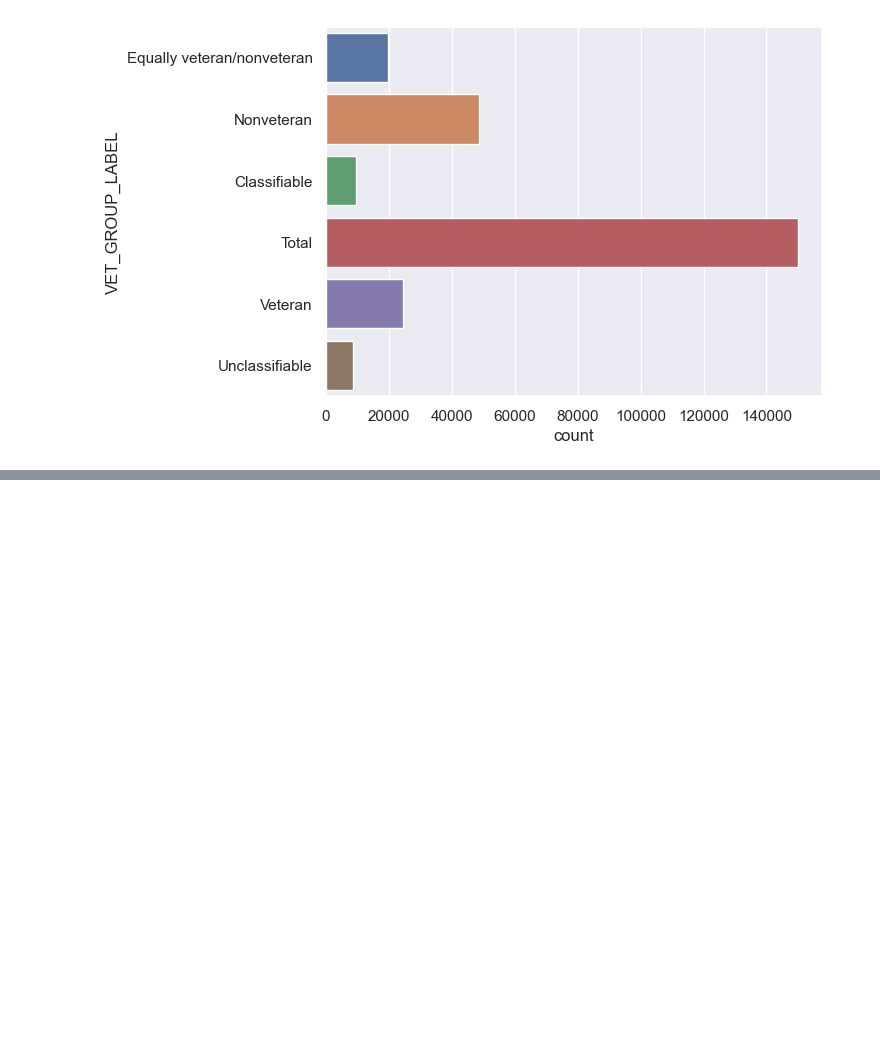
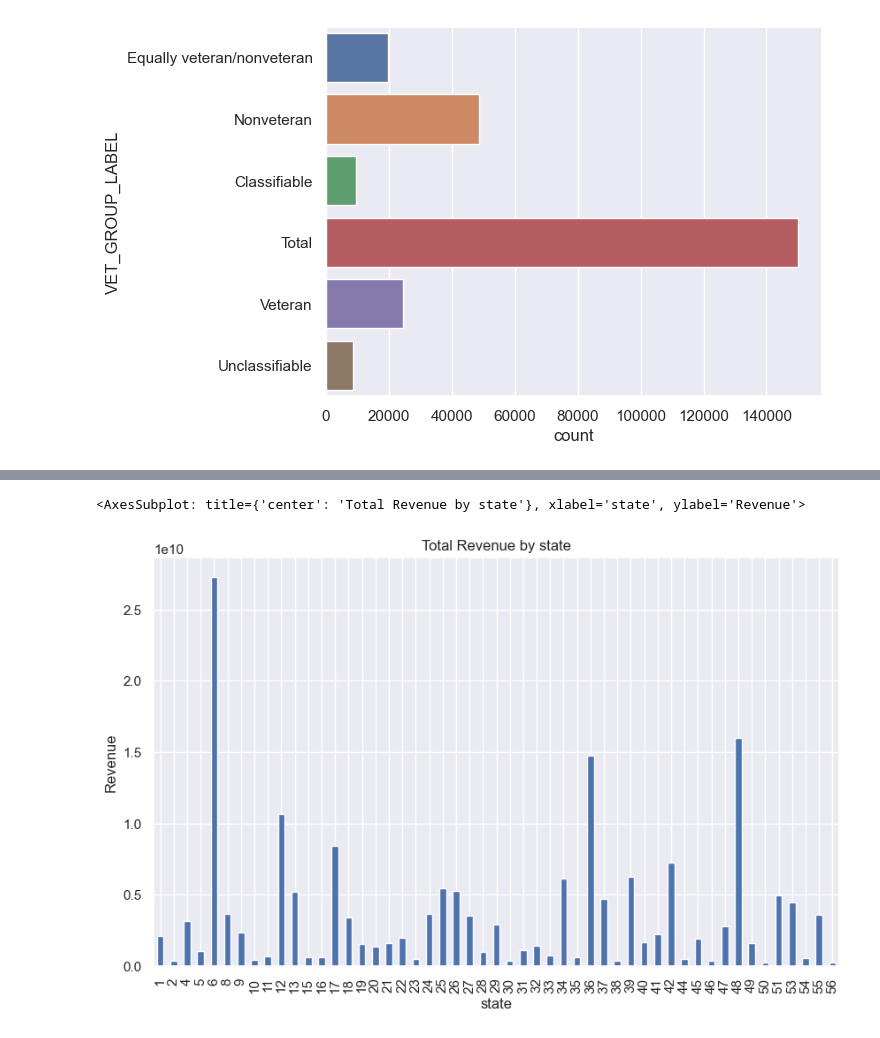
Before and after one commit to asadTariq666/Python_work, a Jupyter notebook: visualization isabellah/visualization.ipynb, the cells around one changed output, grey strips where cells are left out. Saved outputs shown, nothing was run; the diff lists cells and outputs as text; code cells hidden in the pictures; blank space fills up the shorter version.

```diff
--- a/visualization isabellah/visualization.ipynb
+++ b/visualization isabellah/visualization.ipynb
@@ -160,0 +167,8 @@ ax = sns.countplot(y="VET_GROUP_LABEL", data=companies_clean)
+# %%
+#Total Revenue by state
+df_groups = companies_clean.groupby(['state'])['PAYANN'].sum()
+df_groups.plot(kind='bar', title='Total Revenue by state',
+               ylabel='Revenue', xlabel='state', figsize=(10, 6))
+# %% [output]
+<AxesSubplot: title={'center': 'Total Revenue by state'}, xlabel='state', ylabel='Revenue'>
+[figure, added]
```
Also changed, not shown: parts of 17 cells of this notebook, 1 other file.
